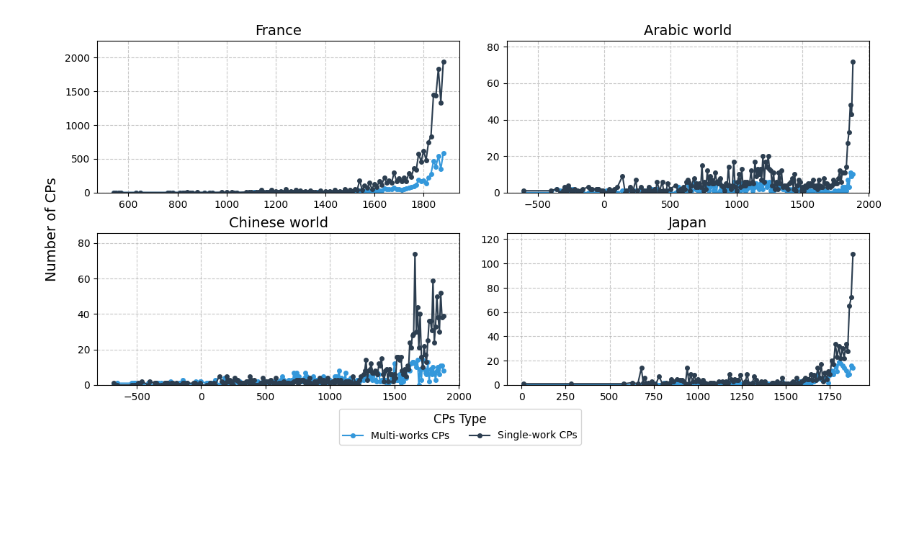
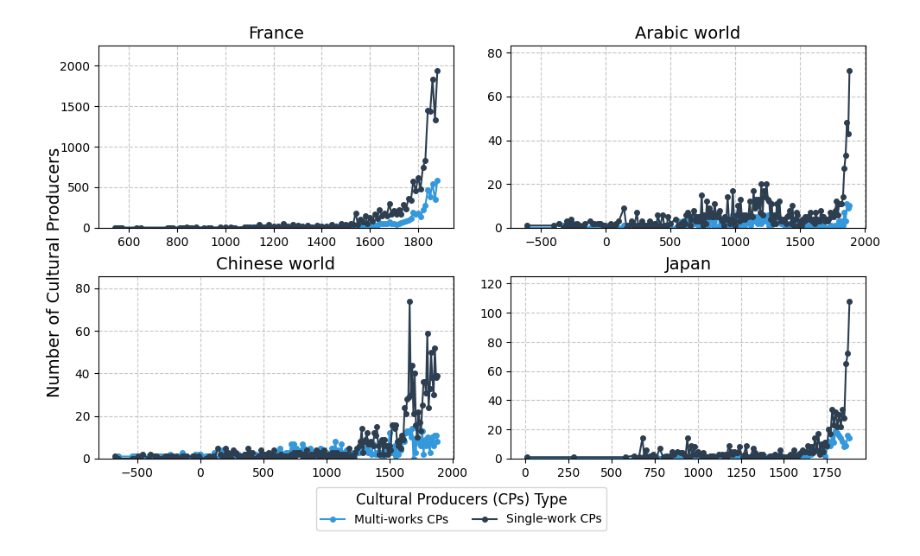
Before and after one commit to charlesdedampierre/cultura, a Jupyter notebook: 2-cultura_database_extract/7 - unique_vs_multi_contributors.ipynb, the cells around one changed output. Cells and saved outputs as stored; diff of their text form; code cells hidden in the pictures; blank space fills up the shorter version.

```diff
--- a/2-cultura_database_extract/7 - unique_vs_multi_contributors.ipynb
+++ b/2-cultura_database_extract/7 - unique_vs_multi_contributors.ipynb
@@ -17,7 +17,7 @@ df = pd.read_csv('../3-unseen_species_index/unseen_species_model/individuals_int
 selected_regions = ['France', 'Arabic world', 'Chinese world', 'Japan']
 
 # Create a figure with subplots
-fig, axes = plt.subplots(2, 2, figsize=(12, 6))
+fig, axes = plt.subplots(2, 2, figsize=(10, 6))
 axes = axes.flatten()
 
 # Store handles and labels for the legend
@@ -51,9 +51,9 @@ for i, region in enumerate(selected_regions):
 
     # Make sure both contributor types are present
     if 'Single-work CPs' not in contributors_pivot.columns:
-        contributors_pivot['Single-work CPs'] = 0
+        contributors_pivot['Single-work Cultural Producers'] = 0
     if 'Multi-works CPs' not in contributors_pivot.columns:
-        contributors_pivot['Multi-works CPs'] = 0
+        contributors_pivot['Multi-works Cultural Producers'] = 0
 
     # Plot for the current region
     lines = contributors_pivot.plot(kind='line', marker='o', ax=axes[i],
@@ -69,33 +69,33 @@ for i, region in enumerate(selected_regions):
     # Remove all y-labels from individual plots
     axes[i].set_ylabel('')
 
     # Set x-label only for bottom plots
     if i >= 2:  # For plots on the bottom (indices 2 and 3)
         axes[i].set_xlabel('', fontsize=12)
     else:
         axes[i].set_xlabel('')
 
     axes[i].grid(True, linestyle='--', alpha=0.7)
 
     # Set y-axis to start from 0
     y_min, y_max = axes[i].get_ylim()
     axes[i].set_ylim(0, y_max * 1.1)  # Add 10% padding at the top
 
 # First, apply tight layout to get good spacing
 plt.tight_layout()
 
 # Add a single legend to the figure
 fig.legend(legend_handles, legend_labels, loc='lower center', bbox_to_anchor=(0.5, -0.01),
-           ncol=2, title='CPs Type', fontsize=10, title_fontsize=12)
+           ncol=2, title='Cultural Producers (CPs) Type', fontsize=10, title_fontsize=12)
 
 # Position the y-axis label closer to the figures
 # Adjust the x-coordinate (first parameter) to move it closer to the plots
-fig.text(0.02, 0.5, 'Number of CPs', va='center', rotation='vertical', fontsize=14)
+fig.text(0.02, 0.5, 'Number of Cultural Producers', va='center', rotation='vertical', fontsize=14)
 
 # Adjust layout with space for the legend at the bottom
 # Use a smaller left margin to keep the label closer to the plots
 plt.subplots_adjust(bottom=0.14, left=0.08)
 
 plt.show()
 # %% [output]
-[figure, old version]
+[figure, new version]
```
Also changed, not shown: 3 other files.
